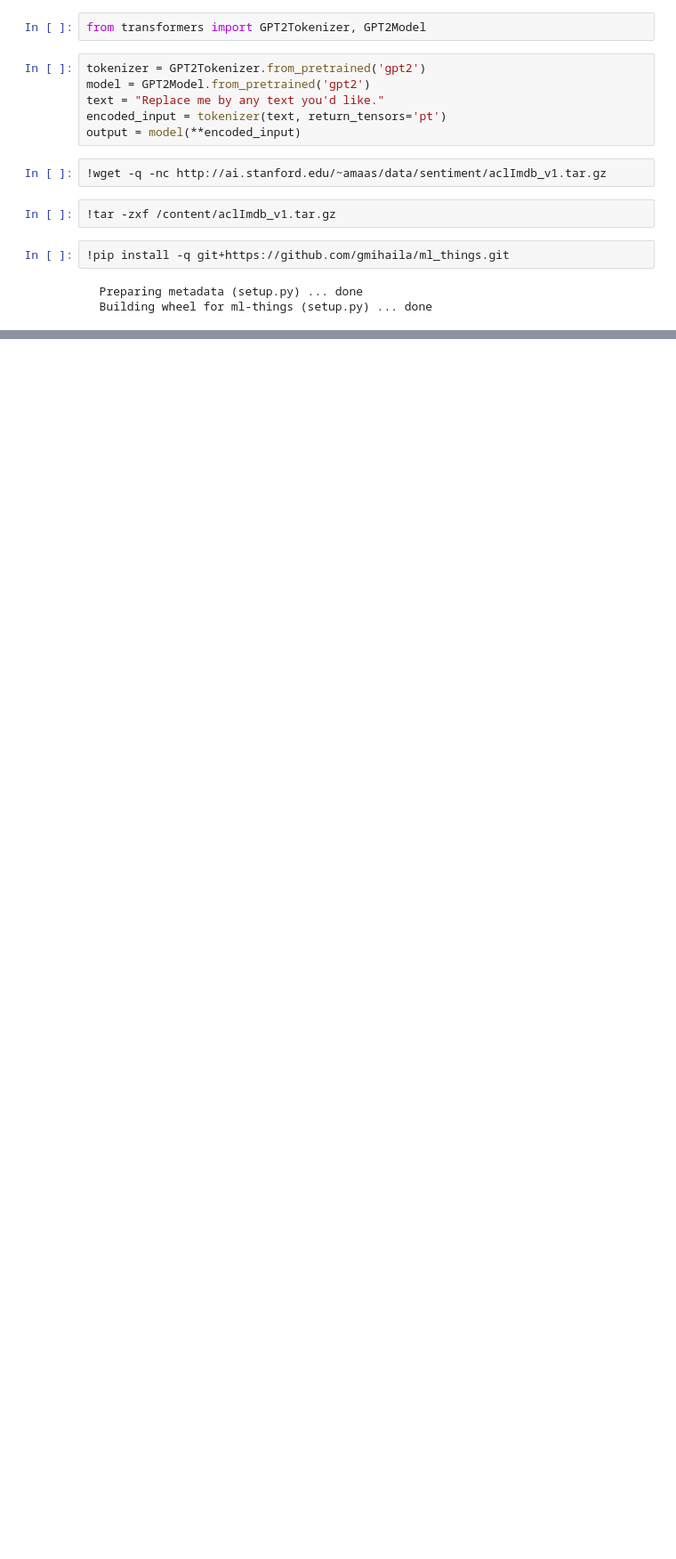
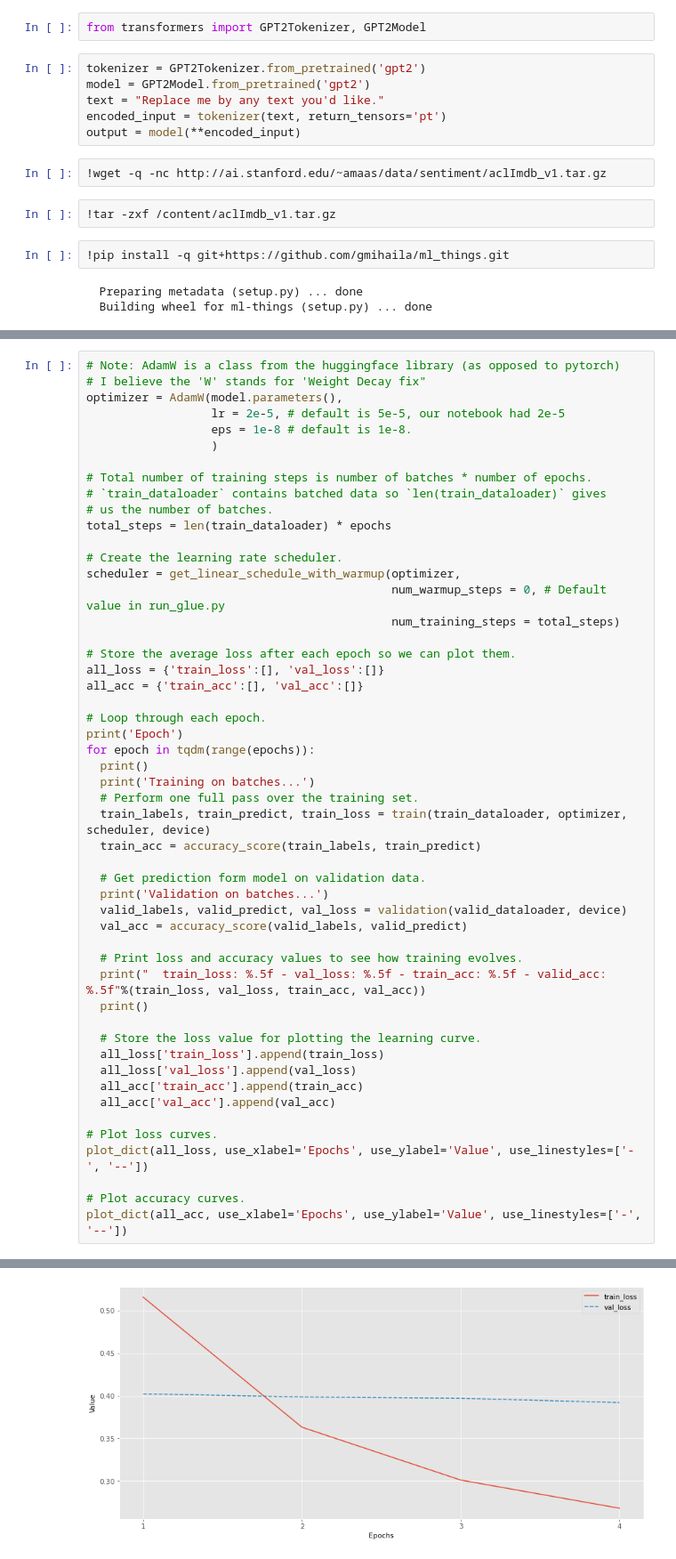
Before and after one commit to sivahariditty/GPT2_Sentiment_Analysis, a Jupyter notebook: GPT2_text_analysis.ipynb, the cells around one changed output, grey strips where cells are left out. Shown at 89% size. Drawn from its saved outputs; the diff is of its cells as text; blank space fills up the shorter version.

Commit message:
With train and test

```diff
--- a/GPT2_text_analysis.ipynb
+++ b/GPT2_text_analysis.ipynb
@@ -83,0 +488,52 @@ n_labels = len(labels_ids)
+# %%
+# Note: AdamW is a class from the huggingface library (as opposed to pytorch)
+# I believe the 'W' stands for 'Weight Decay fix"
+optimizer = AdamW(model.parameters(),
+                  lr = 2e-5, # default is 5e-5, our notebook had 2e-5
+                  eps = 1e-8 # default is 1e-8.
+                  )
+
+# Total number of training steps is number of batches * number of epochs.
+# `train_dataloader` contains batched data so `len(train_dataloader)` gives
+# us the number of batches.
+total_steps = len(train_dataloader) * epochs
+
+# Create the learning rate scheduler.
+scheduler = get_linear_schedule_with_warmup(optimizer,
+                                            num_warmup_steps = 0, # Default value in run_glue.py
+                                            num_training_steps = total_steps)
+
+# Store the average loss after each epoch so we can plot them.
+all_loss = {'train_loss':[], 'val_loss':[]}
+all_acc = {'train_acc':[], 'val_acc':[]}
+
+# Loop through each epoch.
+print('Epoch')
+for epoch in tqdm(range(epochs)):
+  print()
+  print('Training on batches...')
+  # Perform one full pass over the training set.
+  train_labels, train_predict, train_loss = train(train_dataloader, optimizer, scheduler, device)
+  train_acc = accuracy_score(train_labels, train_predict)
+
+  # Get prediction form model on validation data.
+  print('Validation on batches...')
+  valid_labels, valid_predict, val_loss = validation(valid_dataloader, device)
+  val_acc = accuracy_score(valid_labels, valid_predict)
+
+  # Print loss and accuracy values to see how training evolves.
+  print("  train_loss: %.5f - val_loss: %.5f - train_acc: %.5f - valid_acc: %.5f"%(train_loss, val_loss, train_acc, val_acc))
+  print()
+
+  # Store the loss value for plotting the learning curve.
+  all_loss['train_loss'].append(train_loss)
+  all_loss['val_loss'].append(val_loss)
+  all_acc['train_acc'].append(train_acc)
+  all_acc['val_acc'].append(val_acc)
+
+# Plot loss curves.
+plot_dict(all_loss, use_xlabel='Epochs', use_ylabel='Value', use_linestyles=['-', '--'])
+
+# Plot accuracy curves.
+plot_dict(all_acc, use_xlabel='Epochs', use_ylabel='Value', use_linestyles=['-', '--'])
+# %% [output]
@@ -83,0 +559 @@ n_labels = len(labels_ids)
+[figure, added]
```
Also changed, not shown: parts of 7 cells of this notebook.
